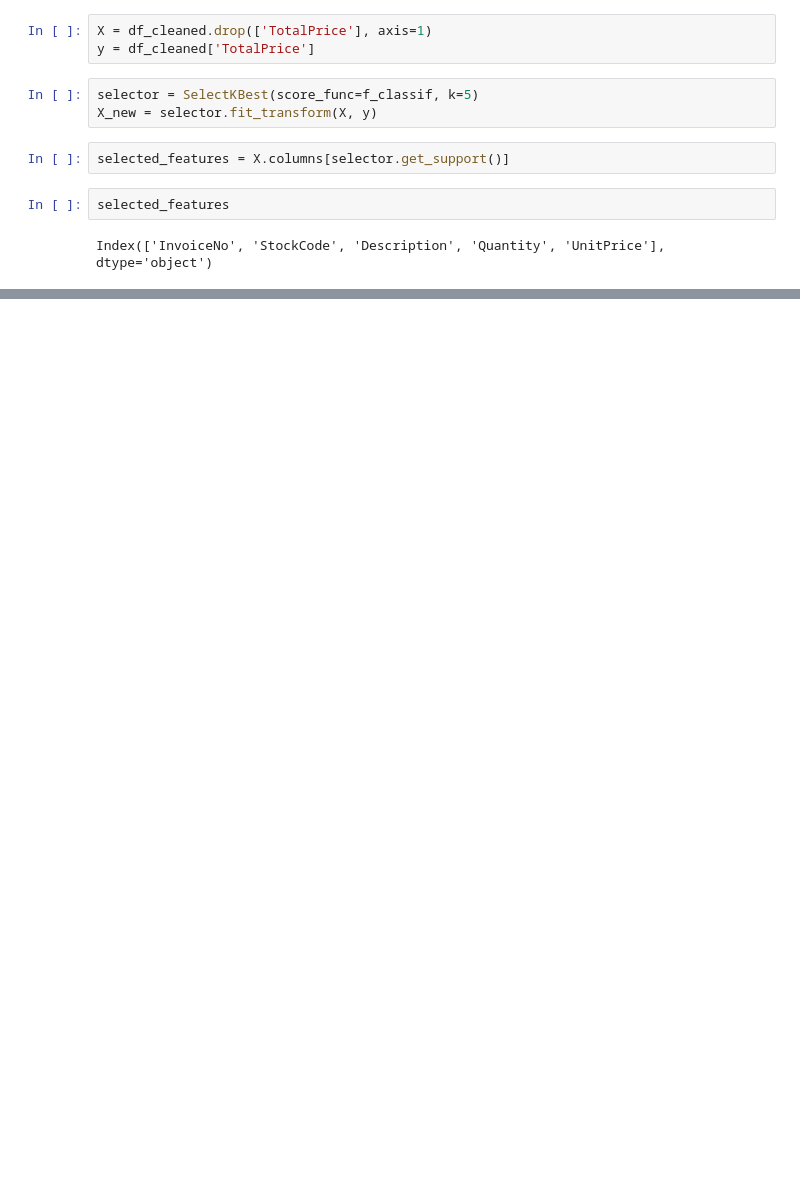
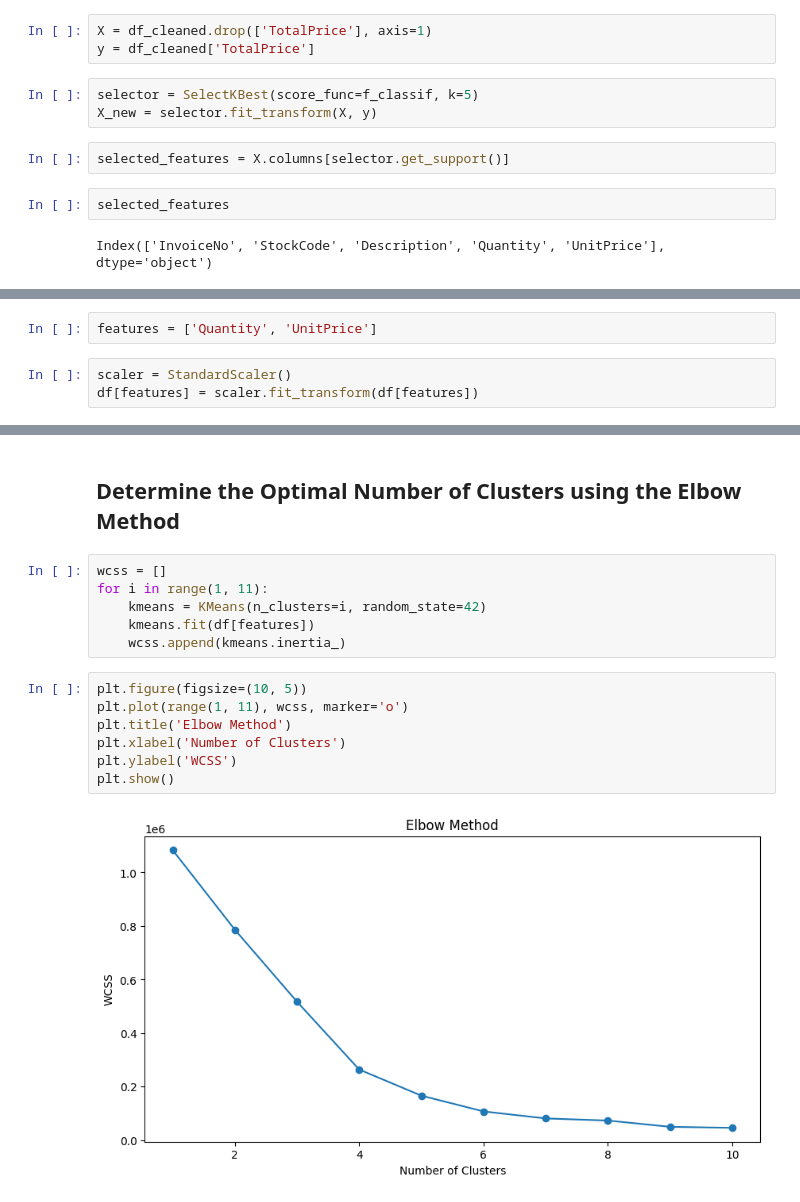
Before and after one commit to kashishtomar-11/Internship-1-Project, a Jupyter notebook: internship_project.ipynb, the cells around one changed output, grey strips where cells are left out. Saved outputs shown, nothing was run; the diff lists cells and outputs as text; blank space fills up the shorter version.

```diff
--- a/internship_project.ipynb
+++ b/internship_project.ipynb
@@ -194,0 +202,5 @@ Index(['InvoiceNo', 'StockCode', 'Description', 'Quantity', 'UnitPrice'], dtype=
+# %%
+features = ['Quantity', 'UnitPrice']
+# %%
+scaler = StandardScaler()
+df[features] = scaler.fit_transform(df[features])
@@ -194,0 +216,17 @@ Index(['InvoiceNo', 'StockCode', 'Description', 'Quantity', 'UnitPrice'], dtype=
+# %% [markdown]
+## Determine the Optimal Number of Clusters using the Elbow Method
+# %%
+wcss = []
+for i in range(1, 11):
+    kmeans = KMeans(n_clusters=i, random_state=42)
+    kmeans.fit(df[features])
+    wcss.append(kmeans.inertia_)
+# %%
+plt.figure(figsize=(10, 5))
+plt.plot(range(1, 11), wcss, marker='o')
+plt.title('Elbow Method')
+plt.xlabel('Number of Clusters')
+plt.ylabel('WCSS')
+plt.show()
+# %% [output]
+[figure, added]
```
Also changed, not shown: parts of 28 cells of this notebook.
